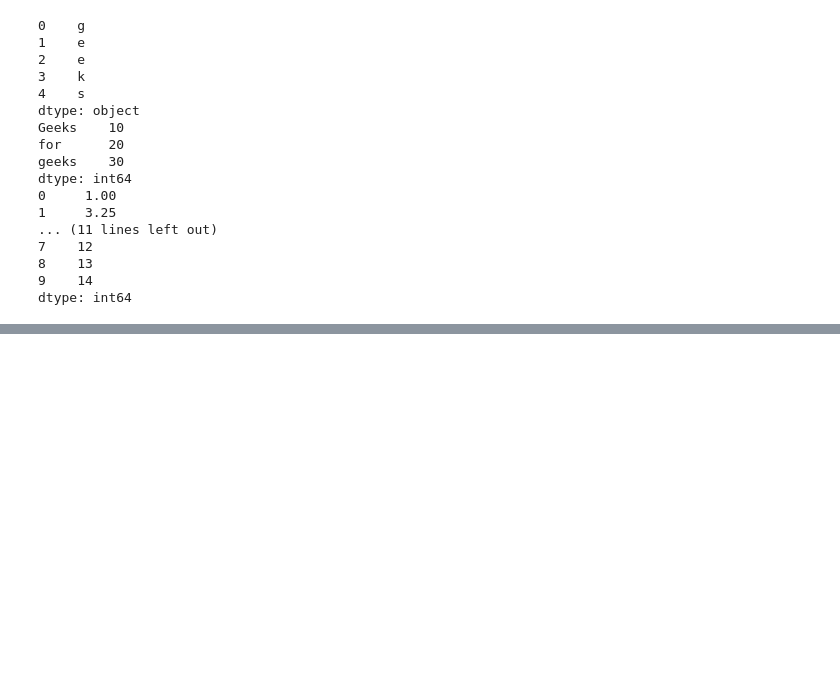
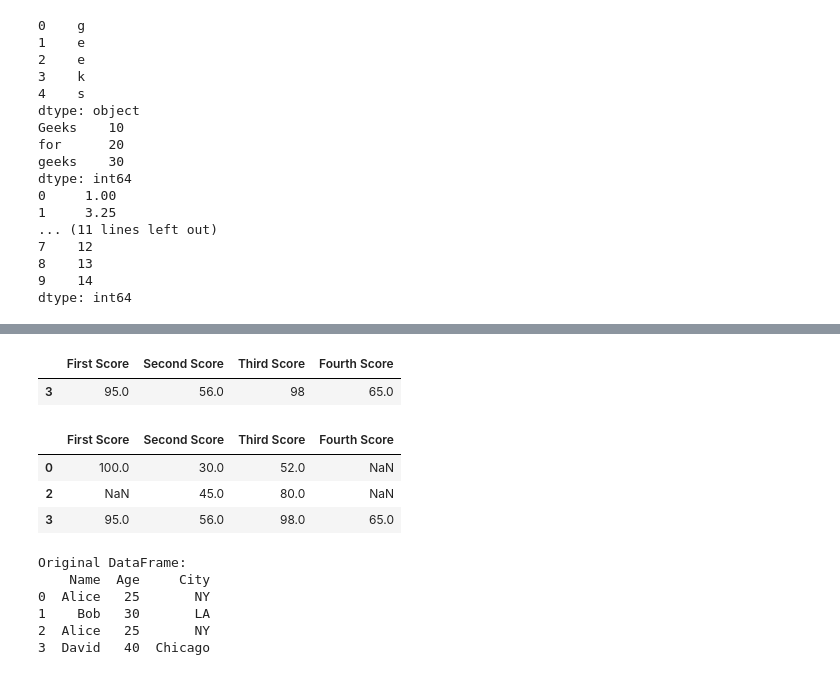
Before and after one commit to AnjuBanu/pandas, a Jupyter notebook: pandas_earning.ipynb, the cells around one changed output, grey strips where cells are left out. Drawn from its saved outputs; the diff is of its cells as text; code cells hidden in the pictures; blank space fills up the shorter version.

```diff
--- a/learning.ipynb
+++ b/pandas_earning.ipynb
@@ -498,0 +599,44 @@ TypeError: write() argument must be str, not dict
+# %%
+dict = {'First Score': [100, 90, np.nan, 95],
+        'Second Score': [30, np.nan, 45, 56],
+        'Third Score': [52, 40, 80, 98],
+        'Fourth Score': [np.nan, np.nan, np.nan, 65]}
+df = pd.DataFrame(dict)
+
+df.dropna()
+# %% [output]
+|  | First Score | Second Score | Third Score | Fourth Score |
+| 3 | 95.0 | 56.0 | 98 | 65.0 |
+# %%
+dict = {'First Score': [100, np.nan, np.nan, 95],
+        'Second Score': [30, np.nan, 45, 56],
+        'Third Score': [52, np.nan, 80, 98],
+        'Fourth Score': [np.nan, np.nan, np.nan, 65]}
+df = pd.DataFrame(dict)
+
+df.dropna(how='all')
+# %% [output]
+|  | First Score | Second Score | Third Score | Fourth Score |
+| 0 | 100.0 | 30.0 | 52.0 | NaN |
+| 2 | NaN | 45.0 | 80.0 | NaN |
+| 3 | 95.0 | 56.0 | 98.0 | 65.0 |
+# %%
+data = {
+    "Name": ["Alice", "Bob", "Alice", "David"],
+    "Age": [25, 30, 25, 40],
+    "City": ["NY", "LA", "NY", "Chicago"]
+}
+
+df = pd.DataFrame(data)
+
+print("Original DataFrame:")
+print(df)
+
+df_cleaned = df.drop_duplicates()
+# %% [output]
+Original DataFrame:
+    Name  Age     City
+0  Alice   25       NY
+1    Bob   30       LA
+2  Alice   25       NY
+3  David   40  Chicago
```
Also changed, not shown: parts of 8 cells of this notebook, 12 other files.
